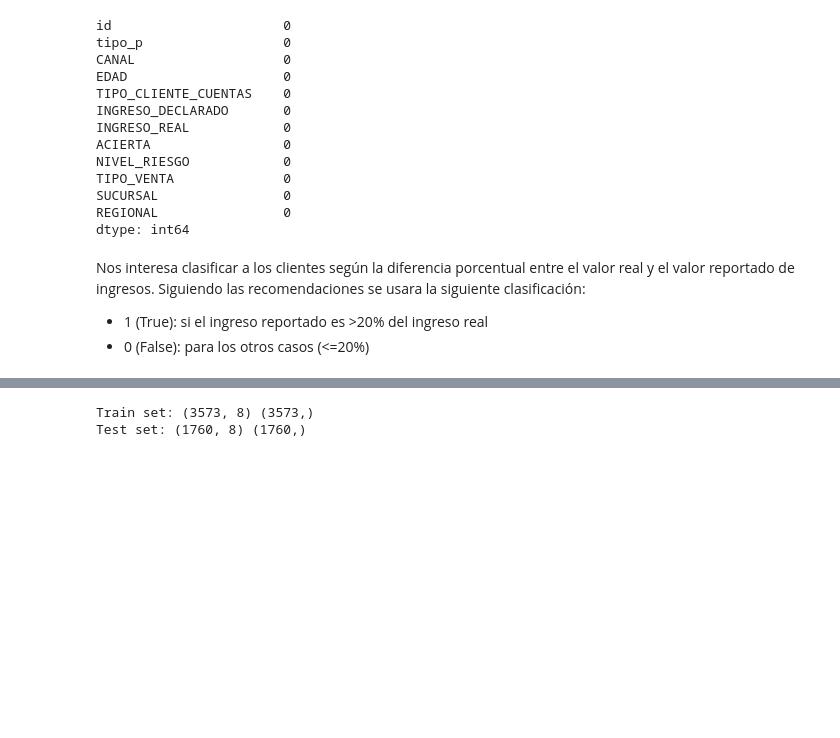
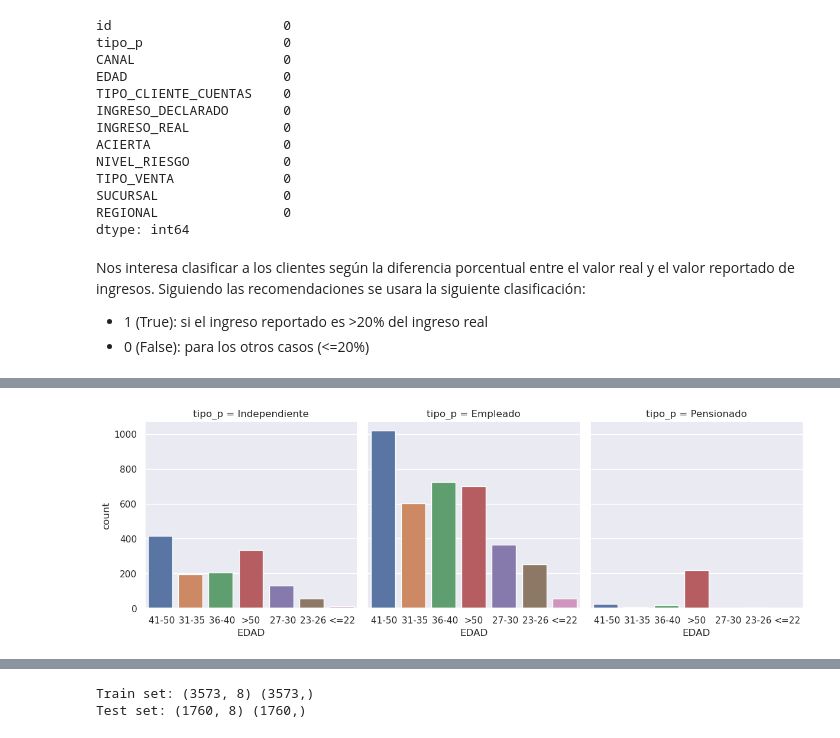
Before and after one commit to JuanseGomezM/Prof_Analysis, a Jupyter notebook: Pro_Analysis_Prueba.ipynb, the cells around one changed output, grey strips where cells are left out. Saved outputs shown, nothing was run; the diff lists cells and outputs as text; code cells hidden in the pictures; blank space fills up the shorter version.

```diff
--- a/Pro_Analysis_Prueba.ipynb
+++ b/Pro_Analysis_Prueba.ipynb
@@ -165,0 +200,8 @@ for i in cc_analytics.index:
+# %%
+sns.catplot(x="EDAD", col="tipo_p",
+
+                data=cc_analytics, kind="count",
+
+                height=4);
+# %% [output]
+[figure, added]
```
Also changed, not shown: parts of 20 cells of this notebook.
